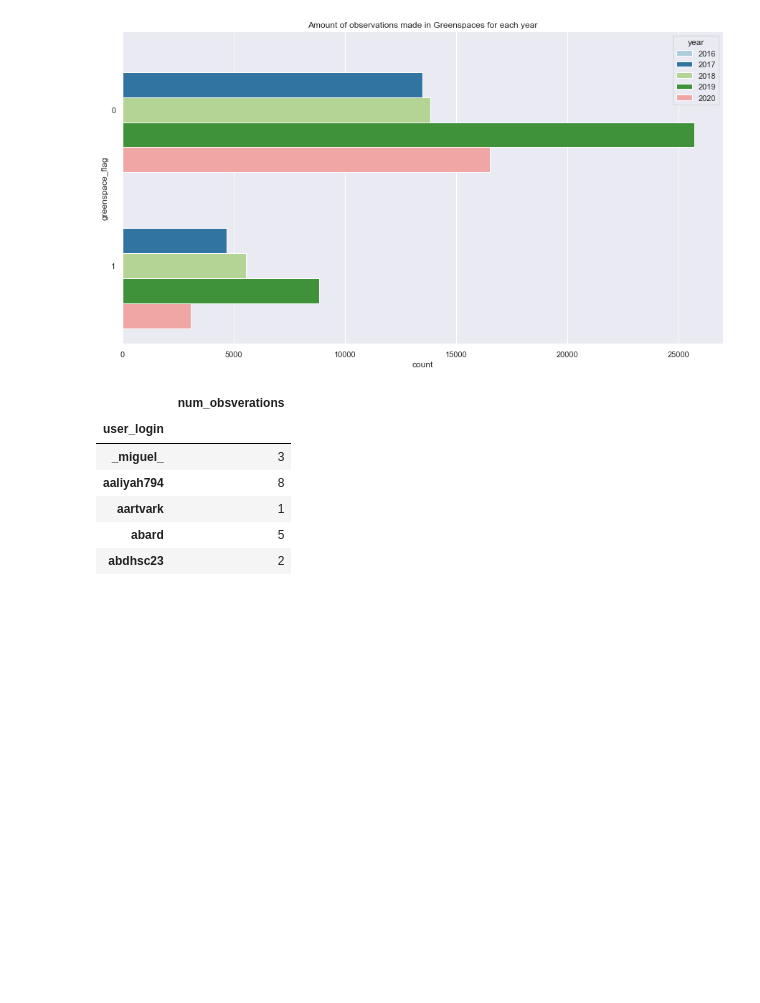
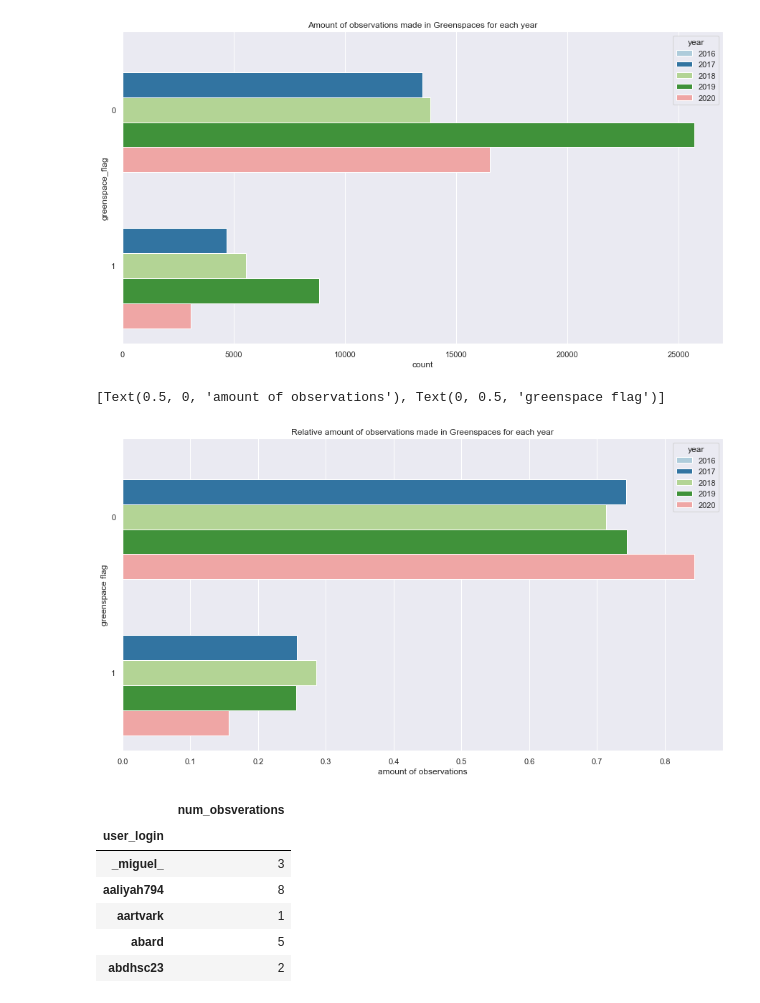
Before and after one commit to correlaid-paris/citizen_science_inaturalist, a Jupyter notebook: notebooks/spatial_group/greenspace_flag_analysis_la.ipynb, the cells around one changed output. Drawn from its saved outputs; the diff is of its cells as text; code cells hidden in the pictures; blank space fills up the shorter version.

```diff
--- a/notebooks/spatial_group/greenspace_flag_analysis_la.ipynb
+++ b/notebooks/spatial_group/greenspace_flag_analysis_la.ipynb
@@ -11,7 +11,7 @@ import altair as alt
 import plotly.express as px
 import numpy as np
 # %%
-la_data = pd.read_csv('/Users/florence/Desktop/la_data_with_greenspace_flag.csv', index_col=0)
+la_data = pd.read_csv('/Users/florence/Desktop/citizen_science/la_data_with_greenspace_flag.csv', index_col=0)
 la_data.head()
 # %% [output]
 |  | observed_on_string | time_observed_at | created_time_zone | created_at | updated_at | description | user_id | ... |
@@ -39,0 +43,17 @@ ax = sns.countplot(y="greenspace_flag", hue="year", data=la_data, palette='Paire
+# %%
+grouped_df = la_data.groupby(['year', 'greenspace_flag']).count()['observed_on_string'].to_frame()
+grouped_df.reset_index(inplace=True)
+grouped_df.set_index(['year', 'greenspace_flag'], inplace=True)
+grouped_df['proportions'] = 0.
+for y in grouped_df.index.unique(level='year').tolist()[1:]:
+    grouped_df.at[(y, 0), 'proportions'] = grouped_df.loc[(y, 0), 'observed_on_string'] / (grouped_df.loc[(y, 0), 'observed_on_string'] + grouped_df.loc[(y, 1), 'observed_on_string'])
+    grouped_df.at[(y, 1), 'proportions'] = grouped_df.loc[(y, 1), 'observed_on_string'] / (grouped_df.loc[(y, 0), 'observed_on_string'] + grouped_df.loc[(y, 1), 'observed_on_string'])
+grouped_df.reset_index(inplace=True)
+sns.set_theme(style="darkgrid")
+plt.figure(figsize=(15,8))
+plt.title('Relative amount of observations made in Greenspaces for each year')
+ax = sns.barplot(x="proportions", y="greenspace_flag", hue="year", data=grouped_df, palette='Paired', orient='h')
+ax.set(xlabel='amount of observations', ylabel='greenspace flag')
+# %% [output]
+[Text(0.5, 0, 'amount of observations'), Text(0, 0.5, 'greenspace flag')]
+[figure, added]
```
Also changed, not shown: parts of 28 cells of this notebook, 2 other files.
